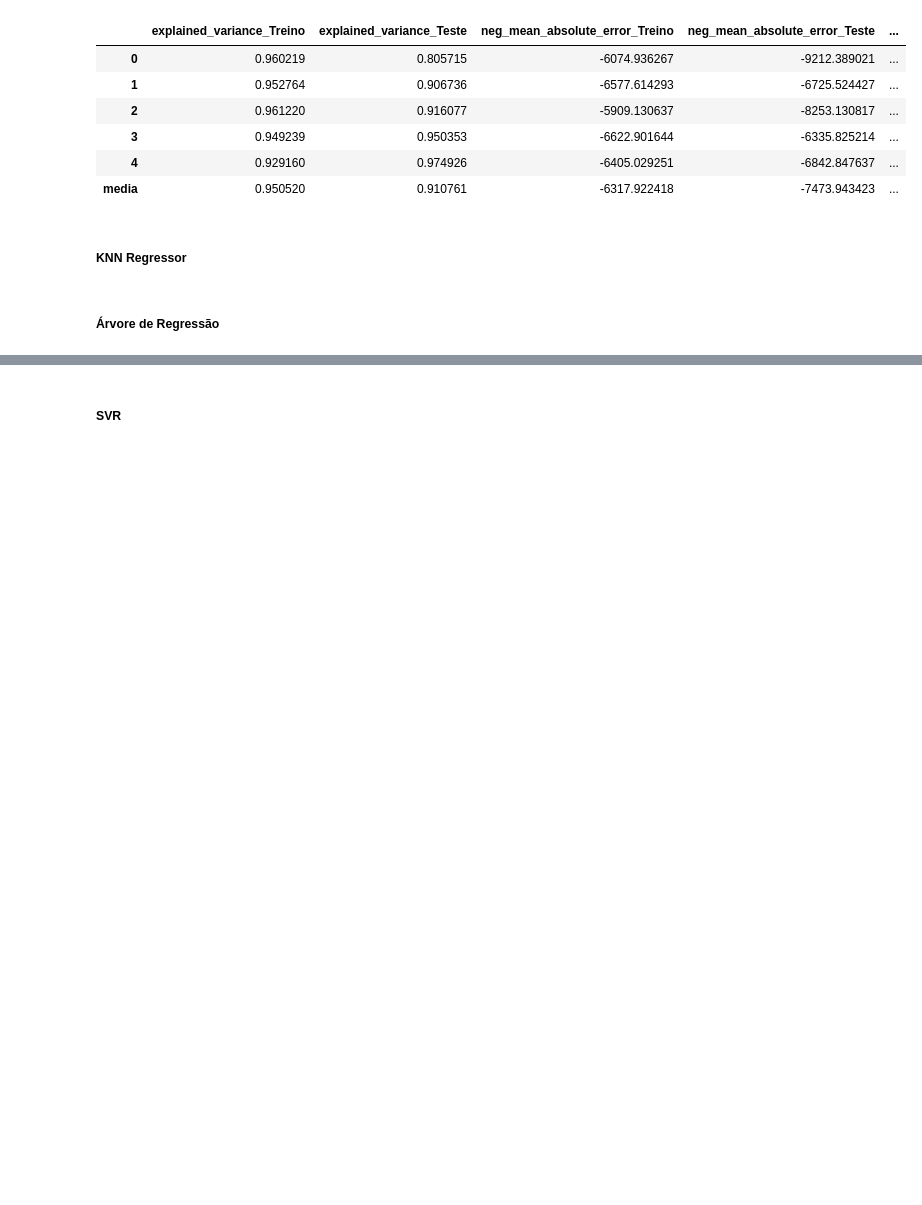
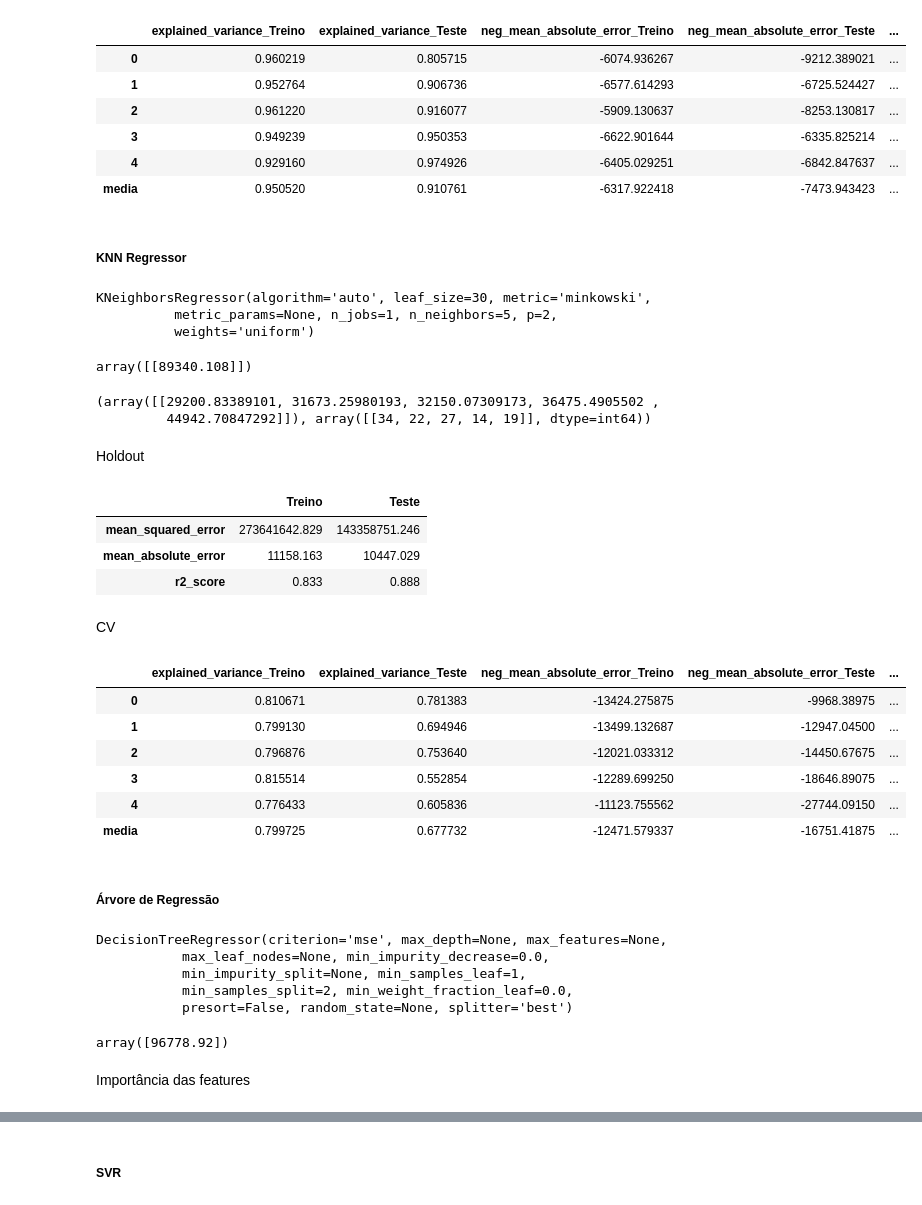
Before and after one commit to AmandaMMFunabashi/Python-Template-for-Data-Analysis, a Jupyter notebook: Data Analysis Template/Data_Analysis_Regression.ipynb, the cells around one changed output, grey strips where cells are left out. Cells and saved outputs as stored; diff of their text form; code cells hidden in the pictures; blank space fills up the shorter version.

```diff
--- a/Data Analysis Template/Data_Analysis_Regression.ipynb
+++ b/Data Analysis Template/Data_Analysis_Regression.ipynb
@@ -387,5 +403,46 @@ reg_results_cv(elastic, X_train, y_train, cv_kfold)
 | media | 0.950520 | 0.910761 | -6317.922418 | -7473.943423 | ... |
 # %% [markdown]
 ##### KNN Regressor
+# %%
+from sklearn.neighbors import KNeighborsRegressor
+
+knn = KNeighborsRegressor(n_neighbors=5, weights='uniform', algorithm='auto', leaf_size=30, p=2, metric='minkowski',
+                          metric_params=None, n_jobs=1)
+# %%
+knn.fit(X_train, y_train)
+# %% [output]
+KNeighborsRegressor(algorithm='auto', leaf_size=30, metric='minkowski',
+          metric_params=None, n_jobs=1, n_neighbors=5, p=2,
+          weights='uniform')
+# %%
+knn.predict([[55490, 104050.6, 163948, 1]])
+# %% [output]
+array([[89340.108]])
+# %%
+knn.kneighbors(X = [[55490, 104050.6, 163948, 1]], n_neighbors = 5)
+# %% [output]
+(array([[29200.83389101, 31673.25980193, 32150.07309173, 36475.4905502 ,
+         44942.70847292]]), array([[34, 22, 27, 14, 19]], dtype=int64))
+# %% [markdown]
+Holdout
+# %%
+reg_results_holdout(knn, X_train, y_train, X_test, y_test)
+# %% [output]
+|  | Treino | Teste |
+| mean_squared_error | 273641642.829 | 143358751.246 |
+| mean_absolute_error | 11158.163 | 10447.029 |
+| r2_score | 0.833 | 0.888 |
+# %% [markdown]
+CV
+# %%
+reg_results_cv(knn, X_train, y_train, cv_kfold)
+# %% [output]
+|  | explained_variance_Treino | explained_variance_Teste | neg_mean_absolute_error_Treino | neg_mean_absolute_error_Teste | ... |
+| 0 | 0.810671 | 0.781383 | -13424.275875 | -9968.38975 | ... |
+| 1 | 0.799130 | 0.694946 | -13499.132687 | -12947.04500 | ... |
+| 2 | 0.796876 | 0.753640 | -12021.033312 | -14450.67675 | ... |
+| 3 | 0.815514 | 0.552854 | -12289.699250 | -18646.89075 | ... |
+| 4 | 0.776433 | 0.605836 | -11123.755562 | -27744.09150 | ... |
+| media | 0.799725 | 0.677732 | -12471.579337 | -16751.41875 | ... |
 # %% [markdown]
 ##### Árvore de Regressão
@@ -391,0 +456,14 @@ reg_results_cv(elastic, X_train, y_train, cv_kfold)
+# %%
+tree.fit(X_train, y_train)
+# %% [output]
+DecisionTreeRegressor(criterion='mse', max_depth=None, max_features=None,
+           max_leaf_nodes=None, min_impurity_decrease=0.0,
+           min_impurity_split=None, min_samples_leaf=1,
+           min_samples_split=2, min_weight_fraction_leaf=0.0,
+           presort=False, random_state=None, splitter='best')
+# %%
+tree.predict([[55490, 104050.6, 163948, 1]])
+# %% [output]
+array([96778.92])
+# %% [markdown]
+Importância das features
```
Also changed, not shown: parts of 28 cells of this notebook, 1 other file.
